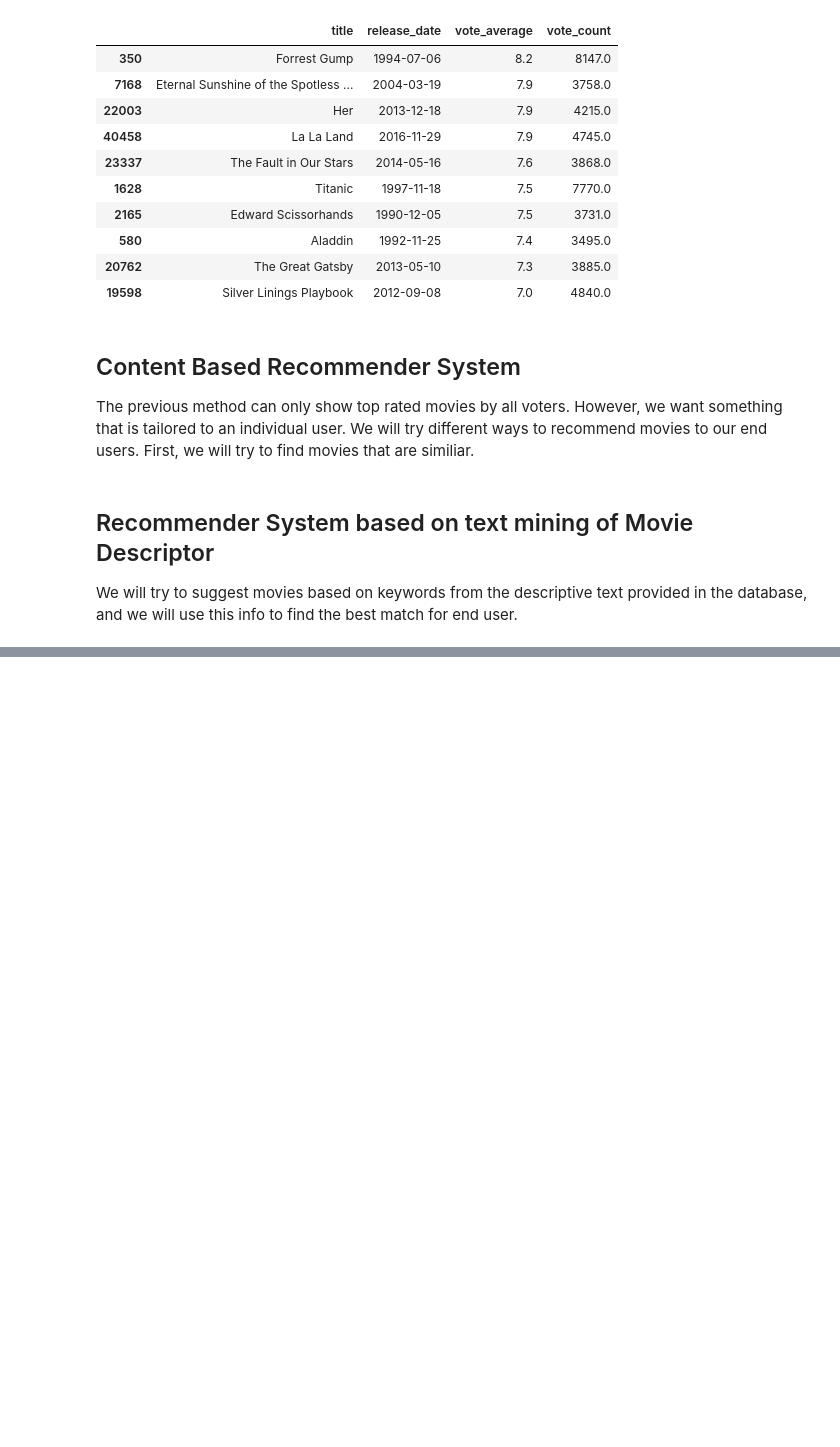
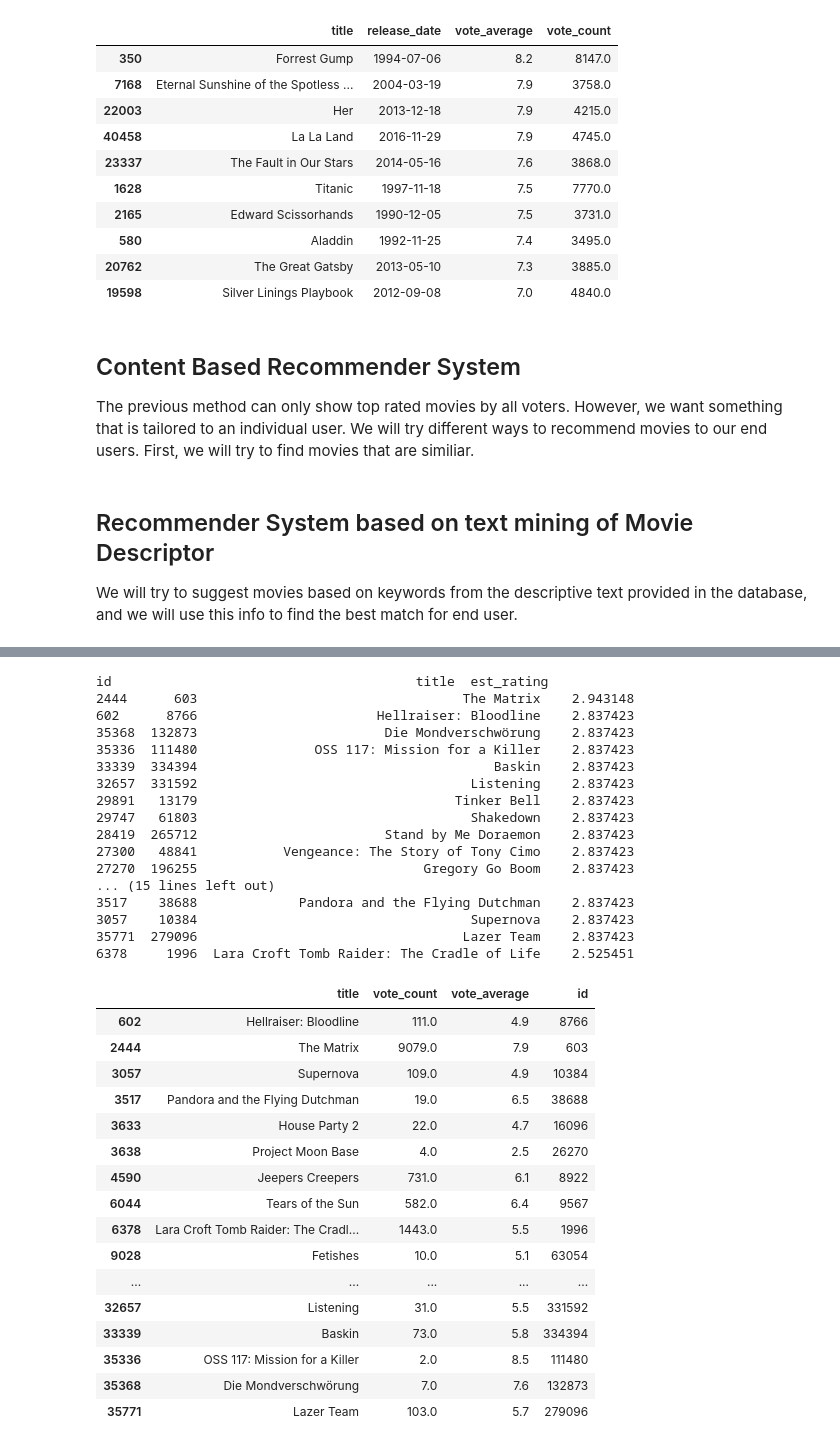
Before and after one commit to todatech/csda-lab, a Jupyter notebook: lab1/movies_rec.ipynb, the cells around one changed output, grey strips where cells are left out. Drawn from its saved outputs; the diff is of its cells as text; code cells hidden in the pictures; blank space fills up the shorter version.

```diff
--- a/lab1/movies_rec.ipynb
+++ b/lab1/movies_rec.ipynb
@@ -249,0 +337,39 @@ hello world
+# %%
+movie_lst = get_user_based_recommedation_by_title(1,'Avatar')
+rec_df = md[md.id.isin(movie_lst)]
+rec_df[['title', 'vote_count', 'vote_average', 'id']]
+# %% [output]
+id                                       title  est_rating
+2444      603                                  The Matrix    2.943148
+602      8766                       Hellraiser: Bloodline    2.837423
+35368  132873                        Die Mondverschwörung    2.837423
+35336  111480               OSS 117: Mission for a Killer    2.837423
+33339  334394                                      Baskin    2.837423
+32657  331592                                   Listening    2.837423
+29891   13179                                 Tinker Bell    2.837423
+29747   61803                                   Shakedown    2.837423
+28419  265712                        Stand by Me Doraemon    2.837423
+27300   48841           Vengeance: The Story of Tony Cimo    2.837423
+27270  196255                             Gregory Go Boom    2.837423
+... (15 lines left out)
+3517    38688             Pandora and the Flying Dutchman    2.837423
+3057    10384                                   Supernova    2.837423
+35771  279096                                  Lazer Team    2.837423
+6378     1996  Lara Croft Tomb Raider: The Cradle of Life    2.525451
+|  | title | vote_count | vote_average | id |
+| 602 | Hellraiser: Bloodline | 111.0 | 4.9 | 8766 |
+| 2444 | The Matrix | 9079.0 | 7.9 | 603 |
+| 3057 | Supernova | 109.0 | 4.9 | 10384 |
+| 3517 | Pandora and the Flying Dutchman | 19.0 | 6.5 | 38688 |
+| 3633 | House Party 2 | 22.0 | 4.7 | 16096 |
+| 3638 | Project Moon Base | 4.0 | 2.5 | 26270 |
+| 4590 | Jeepers Creepers | 731.0 | 6.1 | 8922 |
+| 6044 | Tears of the Sun | 582.0 | 6.4 | 9567 |
+| 6378 | Lara Croft Tomb Raider: The Cradl... | 1443.0 | 5.5 | 1996 |
+| 9028 | Fetishes | 10.0 | 5.1 | 63054 |
+| ... | ... | ... | ... | ... |
+| 32657 | Listening | 31.0 | 5.5 | 331592 |
+| 33339 | Baskin | 73.0 | 5.8 | 334394 |
+| 35336 | OSS 117: Mission for a Killer | 2.0 | 8.5 | 111480 |
+| 35368 | Die Mondverschwörung | 7.0 | 7.6 | 132873 |
+| 35771 | Lazer Team | 103.0 | 5.7 | 279096 |
```
Also changed, not shown: parts of 32 cells of this notebook, 1 other file.
